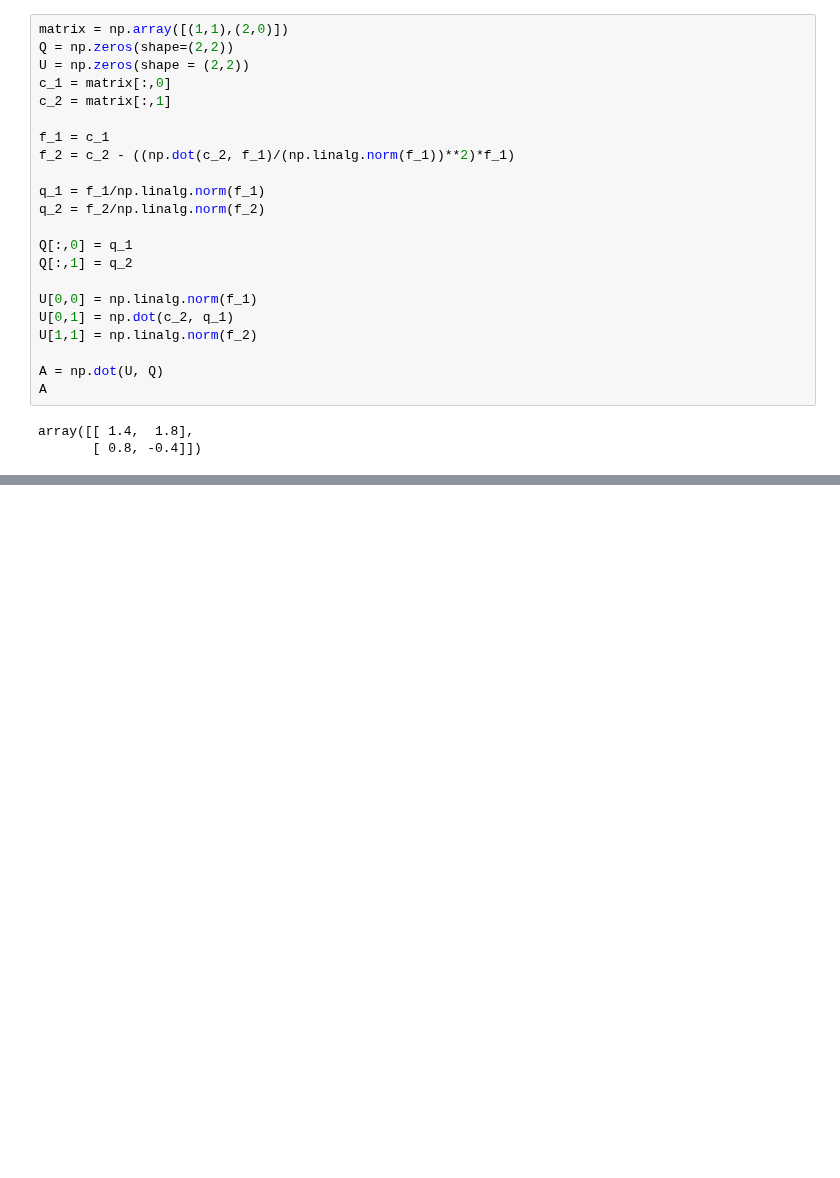
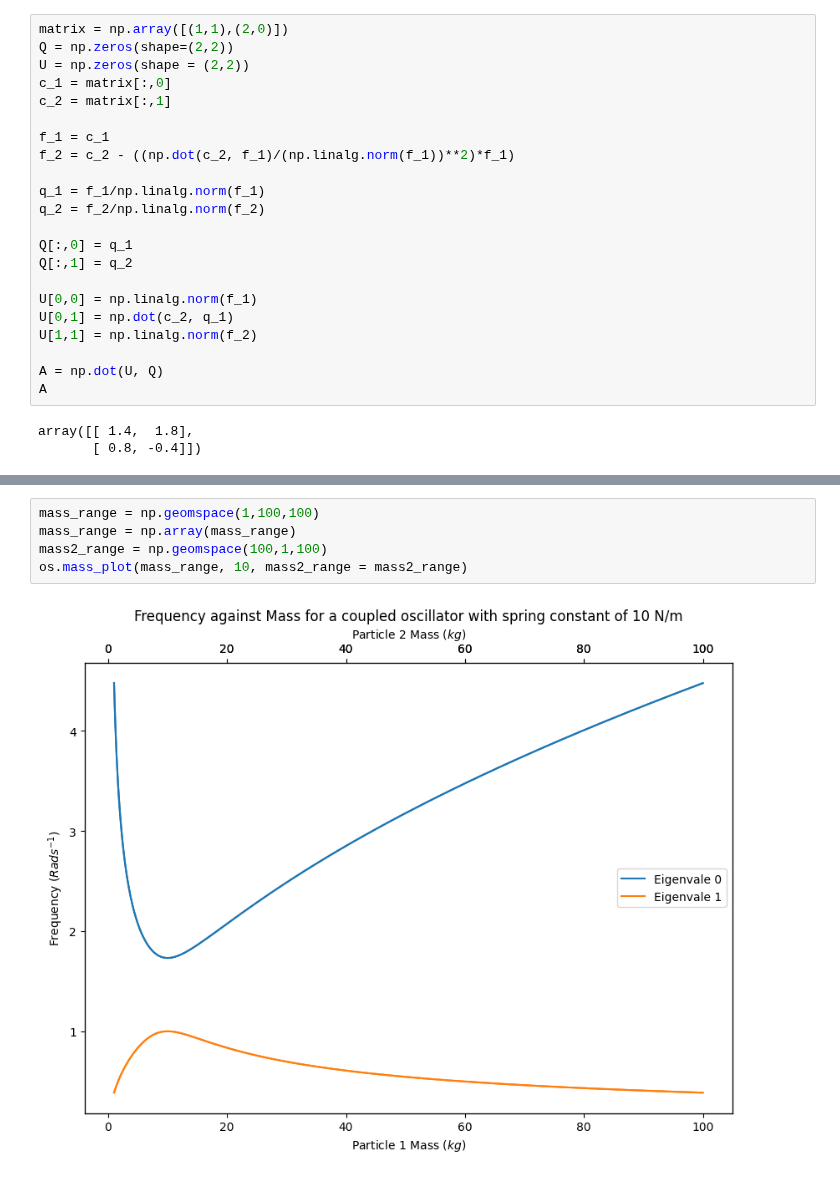
Before and after one commit to BryceDixon/Computational, a Jupyter notebook: Test1.ipynb, the cells around one changed output, grey strips where cells are left out. Saved outputs shown, nothing was run; the diff lists cells and outputs as text; blank space fills up the shorter version.

```diff
--- a/Test1.ipynb
+++ b/Test1.ipynb
@@ -53 +52,8 @@ Final Matrix:
+# %%
+mass_range = np.geomspace(1,100,100)
+mass_range = np.array(mass_range)
+mass2_range = np.geomspace(100,1,100)
+os.mass_plot(mass_range, 10, mass2_range = mass2_range)
+# %% [output]
+[figure, added]
 # %%
```
Also changed, not shown: parts of 2 cells of this notebook, 2 other files.
